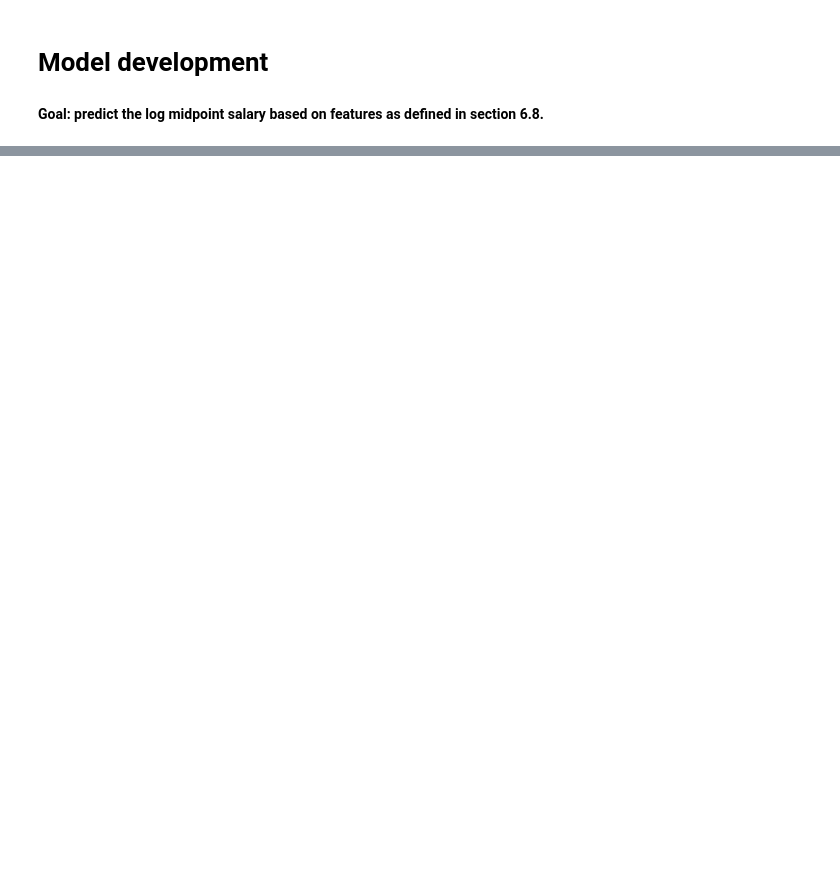
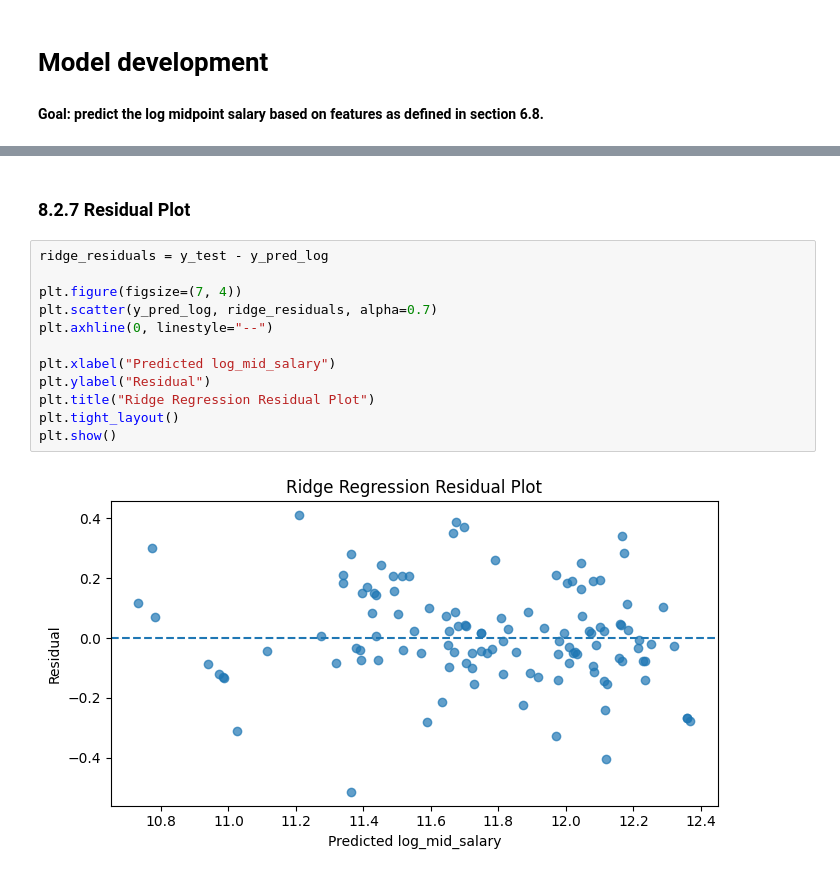
Before and after one commit to Trigger-chen/5243-project4, a Jupyter notebook: Project_1_revised.ipynb, the cells around one changed output, grey strips where cells are left out. Saved outputs shown, nothing was run; the diff lists cells and outputs as text; blank space fills up the shorter version.

```diff
--- a/Project_1_revised.ipynb
+++ b/Project_1_revised.ipynb
@@ -3204,0 +3517,16 @@ plt.show()
+# %% [markdown]
+### 8.2.7 Residual Plot
+# %%
+ridge_residuals = y_test - y_pred_log
+
+plt.figure(figsize=(7, 4))
+plt.scatter(y_pred_log, ridge_residuals, alpha=0.7)
+plt.axhline(0, linestyle="--")
+
+plt.xlabel("Predicted log_mid_salary")
+plt.ylabel("Residual")
+plt.title("Ridge Regression Residual Plot")
+plt.tight_layout()
+plt.show()
+# %% [output]
+[figure, added]
```
Also changed, not shown: parts of 28 cells of this notebook, 1 other file.
